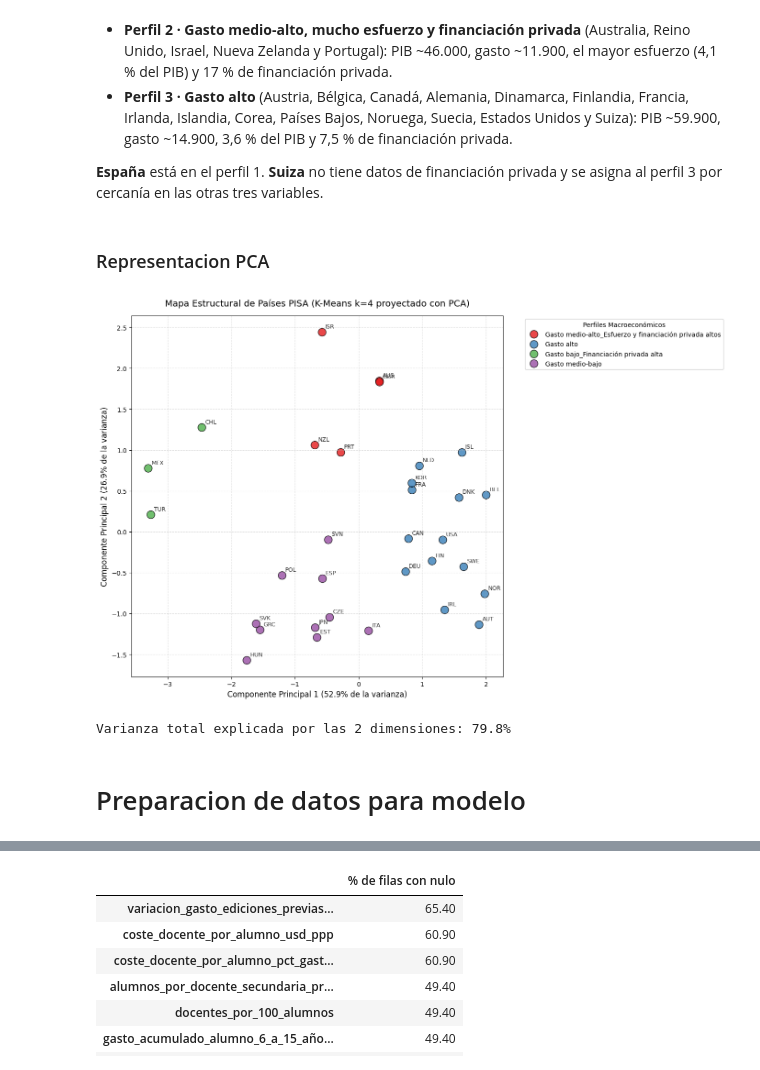
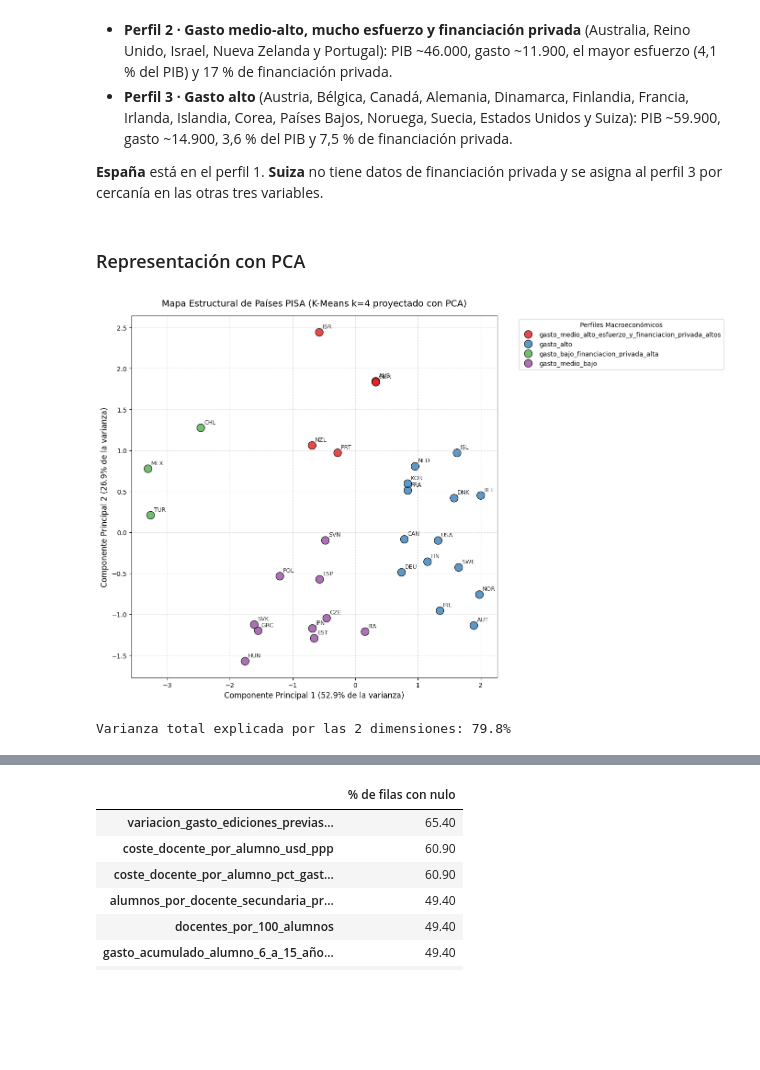
Before and after one commit to musero55/tfm_data_science, a Jupyter notebook: notebooks/fase_2_feature_engineering/02_data_panel_modelos.ipynb, the cells around one changed output, grey strips where cells are left out. Cells and saved outputs as stored; diff of their text form; code cells hidden in the pictures; blank space fills up the shorter version.

```diff
--- a/notebooks/fase_2_feature_engineering/02_data_panel_modelos.ipynb
+++ b/notebooks/fase_2_feature_engineering/02_data_panel_modelos.ipynb
@@ -797,7 +701,7 @@ etiquetas = kmeans.fit_predict(datos_perfil_escalados)
 # Numeramos los grupos por gasto por alumno creciente, para que la etiqueta no dependa del azar de K-Means
 orden = df_perfil_pais.groupby(etiquetas)['gasto_alumno_secundaria_usd_ppp'].mean().sort_values().index
 rango_grupo = {grupo_original: rango for rango, grupo_original in enumerate(orden)}
-df_perfil_pais['Perfil_Pais'] = [rango_grupo[grupo_original] for grupo_original in etiquetas]
+df_perfil_pais['perfil_pais'] = [rango_grupo[grupo_original] for grupo_original in etiquetas]
 
 # Países con alguna variable sin dato (p. ej. Suiza no tiene financiación privada): grupo más cercano
 # según las variables que sí tienen (distancia media al centro, en valores escalados)
@@ -806,7 +710,7 @@ perfil_incompleto = perfil_incompleto[perfil_incompleto.isna().any(axis=1) & per
 valores_escalados = ((perfil_incompleto - scaler.mean_) / scaler.scale_).to_numpy()
 centros = kmeans.cluster_centers_[list(orden)]
 distancia = np.nanmean((valores_escalados[:, None, :] - centros[None, :, :]) ** 2, axis=2)
-perfil_paises = pd.concat([df_perfil_pais['Perfil_Pais'], pd.Series(distancia.argmin(axis=1), index=perfil_incompleto.index)]).rename('Perfil_Pais')
+perfil_paises = pd.concat([df_perfil_pais['perfil_pais'], pd.Series(distancia.argmin(axis=1), index=perfil_incompleto.index)]).rename('perfil_pais')
 print('asignados por cercanía:', dict(perfil_paises[perfil_incompleto.index]))
 # %% [output]
 asignados por cercanía: {'CHE': np.int64(3)}
@@ -841,15 +745,15 @@ display(paises_por_cluster)
 # Nombres escritos tras revisar la tabla de perfiles (grupos ordenados por gasto por alumno creciente)
 assert k_optimo == 4, 'Los nombres están escritos para k=4: si cambian los datos, revisarlos'
 mapa_nombres = {
-    0: "Gasto bajo_Financiación privada alta",
-    1: "Gasto medio-bajo",
-    2: "Gasto medio-alto_Esfuerzo y financiación privada altos",
-    3: "Gasto alto",
+    0: "gasto_bajo_financiacion_privada_alta",
+    1: "gasto_medio_bajo",
+    2: "gasto_medio_alto_esfuerzo_y_financiacion_privada_altos",
+    3: "gasto_alto",
 }
-df_perfil_pais['Perfil_Pais'] = df_perfil_pais['Perfil_Pais'].map(mapa_nombres)
+df_perfil_pais['perfil_pais'] = df_perfil_pais['perfil_pais'].map(mapa_nombres)
 perfil_paises = perfil_paises.map(mapa_nombres)
 # %% [markdown]
-### Representacion PCA
+### Representación con PCA
 # %%
 #Aplicamos el PCA y reducimos el numero de variables a 2 componentes
 pca = PCA(n_components=2)
@@ -867,35 +771,35 @@ sns.scatterplot(
     data=df_perfil_pais,
     x='PCA_1',
     y='PCA_2',
-    hue='Perfil_Pais',
+    hue='perfil_pais',
     palette='Set1',
     s=150,
     edgecolor='black',
     alpha=0.8
 )
 
 # Se añade el código del PAIS
 for i, pais in enumerate(df_perfil_pais.index):
     plt.annotate(
         pais,
         (df_perfil_pais['PCA_1'].iloc[i] + 0.05, df_perfil_pais['PCA_2'].iloc[i] + 0.05),
         fontsize=9,
         alpha=0.8
     )
 
 # Formato estético del gráfico
 plt.title(f'Mapa Estructural de Países PISA (K-Means k={kmeans.n_clusters} proyectado con PCA)', fontsize=14, pad=15)
 plt.xlabel(f'Componente Principal 1 ({var_exp[0]:.1f}% de la varianza)', fontsize=12)
 plt.ylabel(f'Componente Principal 2 ({var_exp[1]:.1f}% de la varianza)', fontsize=12)
 plt.legend(title='Perfiles Macroeconómicos', bbox_to_anchor=(1.05, 1), loc='upper left')
 plt.grid(True, linestyle='--', alpha=0.4)
 plt.tight_layout()
 plt.show()
 
 # 4. Mostrar varianza total conservada
 print(f"Varianza total explicada por las 2 dimensiones: {var_exp.sum():.1f}%")
 # %% [output]
-[figure, old version]
+[figure, new version]
 Varianza total explicada por las 2 dimensiones: 79.8%
 # %%
 # Cruzamos la etiqueta con el panel original
@@ -904,5 +808,3 @@ df_panel_estrato_final = df_panel_estrato_final.merge(
     on='CNT',
     how='left'
 )
-# %% [markdown]
-# Preparacion de datos para modelo
```
Also changed, not shown: parts of 66 cells of this notebook, 15 other files.
